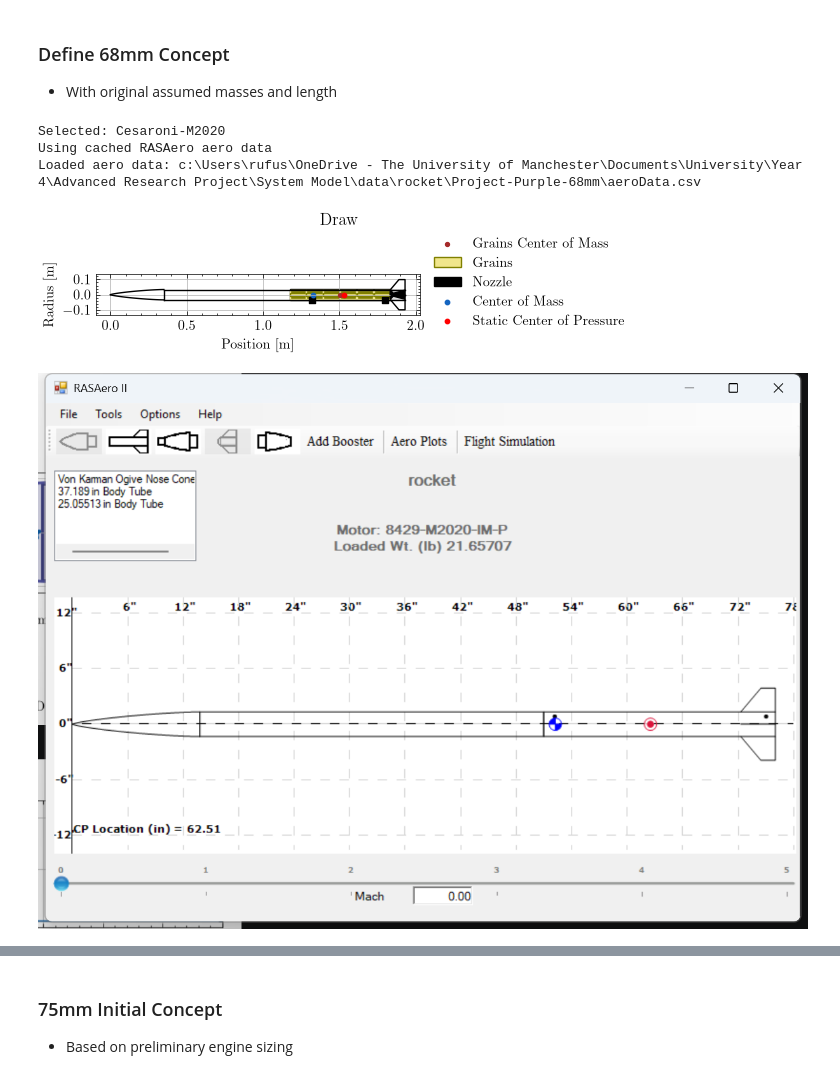
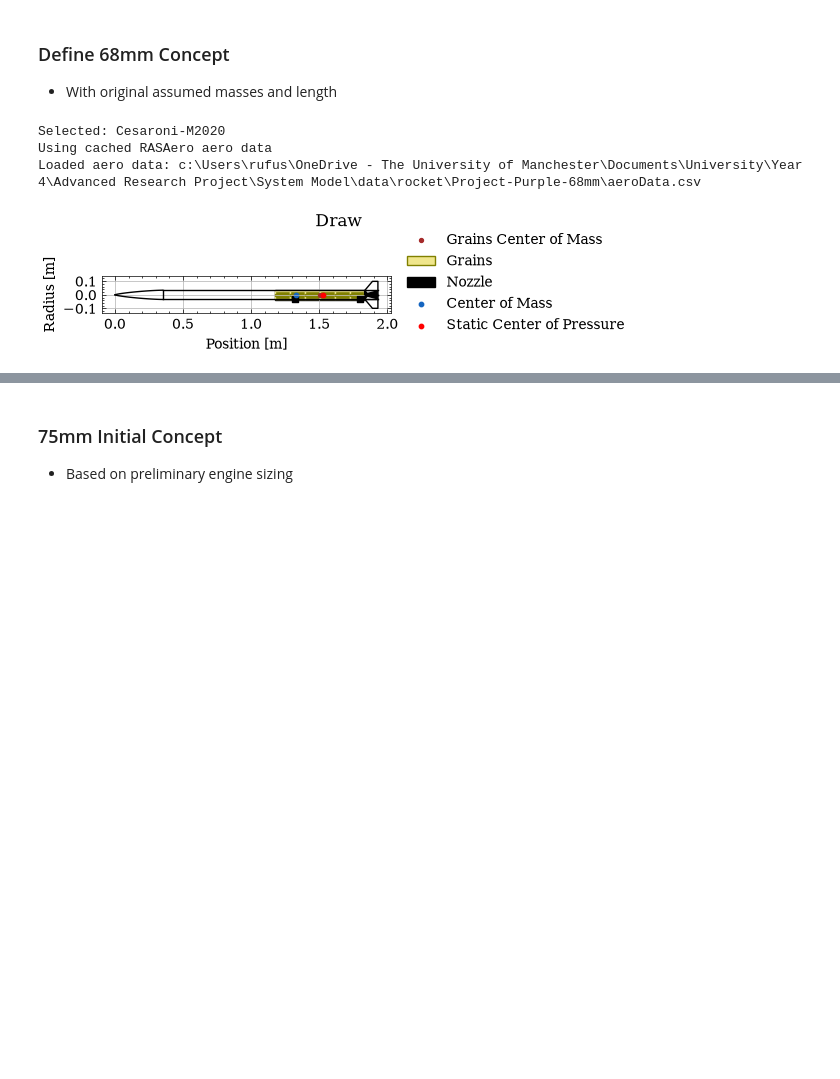
Before and after one commit to rufusclark/Aerospace-Toolbox, a Jupyter notebook: Project Purple.ipynb, the cells around one changed output, grey strips where cells are left out. Saved outputs shown, nothing was run; the diff lists cells and outputs as text; code cells hidden in the pictures; blank space fills up the shorter version.

```diff
--- a/Project Purple.ipynb
+++ b/Project Purple.ipynb
@@ -191,33 +192,32 @@ rocket_68mm.add_parachute(
     diameter=1524 / 1000,
     trigger="altitude",
     deploy_altitude=300,
 )
 
 rocket_68mm.add_parachute(
     name="Drogue Parachute",
     cd=1.6,
     diameter=305 / 1000,
     trigger="apogee",
 )
 
 rocket_68mm.add_motor(
     motor_name="M2020",
     position=1931 / 1000,
     nozzle_diameter=33.38 / 1000
 )
 
 flight_generator_68mm = FlightGenerator(
     rocket=rocket_68mm,
     env=AFC,
     launcher=launcher,
     rasaero_config=rasaero_config
 )
 
 flight_generator_68mm.ideal().rocket.plots.draw(show=True, save=save)
-display(Image(filename=f"data/rocket/{flight_generator_68mm.name}/rocket.png"))
+embed_img(f"data/rocket/{flight_generator_68mm.name}/rocket.png")
 # %% [output]
 Selected: Cesaroni-M2020
 Using cached RASAero aero data
 Loaded aero data: c:\Users\rufus\OneDrive - The University of Manchester\Documents\University\Year 4\Advanced Research Project\System Model\data\rocket\Project-Purple-68mm\aeroData.csv
-[figure, old version]
+[figure, new version]
-[figure, removed]
```
Also changed, not shown: parts of 8 cells of this notebook, 4 other files.
